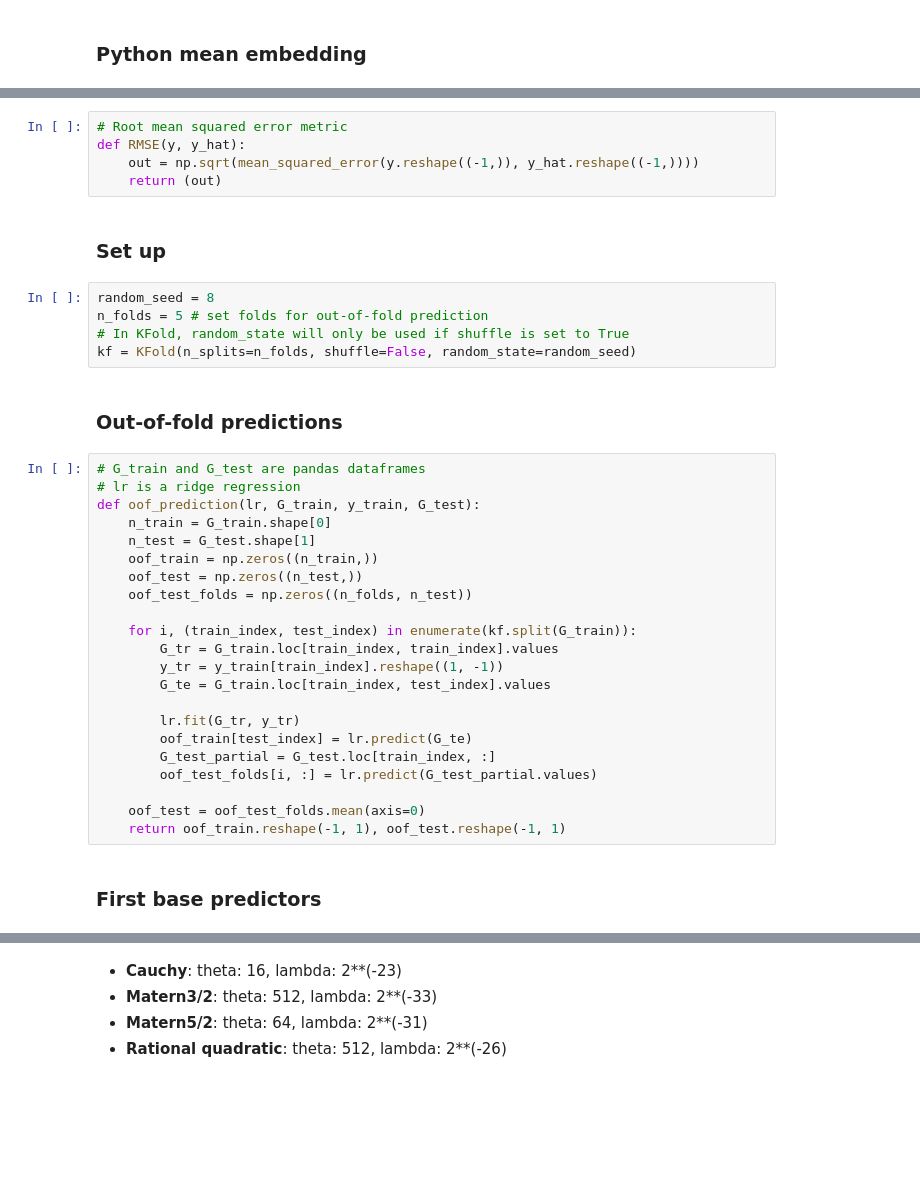
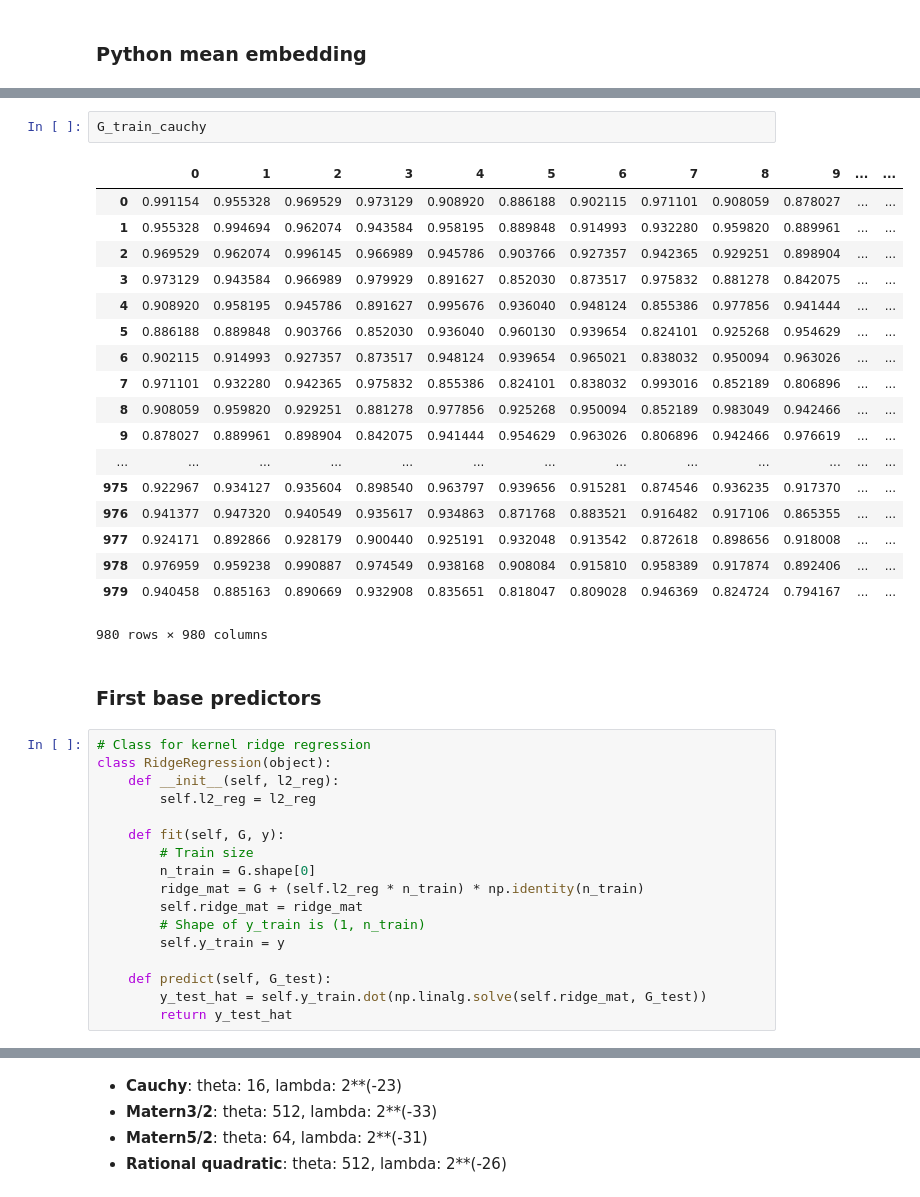
Before and after one commit to anthonyhu/aerosol-depth-prediction, a Jupyter notebook: Neural network stacking of kernel embedding.ipynb, the cells around one changed output, grey strips where cells are left out. Saved outputs shown, nothing was run; the diff lists cells and outputs as text; blank space fills up the shorter version.

```diff
--- a/Neural network stacking of kernel embedding.ipynb
+++ b/Neural network stacking of kernel embedding.ipynb
@@ -135,38 +198,40 @@ class RidgeRegression(object):
-# %%
-# Root mean squared error metric
-def RMSE(y, y_hat):
-    out = np.sqrt(mean_squared_error(y.reshape((-1,)), y_hat.reshape((-1,))))
-    return (out)
-# %% [markdown]
-### Set up
-# %%
-random_seed = 8
-n_folds = 5 # set folds for out-of-fold prediction
-# In KFold, random_state will only be used if shuffle is set to True
-kf = KFold(n_splits=n_folds, shuffle=False, random_state=random_seed)
-# %% [markdown]
-### Out-of-fold predictions
-# %%
-# G_train and G_test are pandas dataframes
-# lr is a ridge regression
-def oof_prediction(lr, G_train, y_train, G_test):
-    n_train = G_train.shape[0]
-    n_test = G_test.shape[1]
-    oof_train = np.zeros((n_train,))
-    oof_test = np.zeros((n_test,))
-    oof_test_folds = np.zeros((n_folds, n_test))
-
-    for i, (train_index, test_index) in enumerate(kf.split(G_train)):
-        G_tr = G_train.loc[train_index, train_index].values
-        y_tr = y_train[train_index].reshape((1, -1))
-        G_te = G_train.loc[train_index, test_index].values
-
-        lr.fit(G_tr, y_tr)
-        oof_train[test_index] = lr.predict(G_te)
-        G_test_partial = G_test.loc[train_index, :]
-        oof_test_folds[i, :] = lr.predict(G_test_partial.values)
-
-    oof_test = oof_test_folds.mean(axis=0)
-    return oof_train.reshape(-1, 1), oof_test.reshape(-1, 1)
+# %%
+G_train_cauchy
+# %% [output]
+|  | 0 | 1 | 2 | 3 | 4 | 5 | 6 | 7 | 8 | 9 | ... | ... |
+| 0 | 0.991154 | 0.955328 | 0.969529 | 0.973129 | 0.908920 | 0.886188 | 0.902115 | 0.971101 | 0.908059 | 0.878027 | ... | ... |
+| 1 | 0.955328 | 0.994694 | 0.962074 | 0.943584 | 0.958195 | 0.889848 | 0.914993 | 0.932280 | 0.959820 | 0.889961 | ... | ... |
+| 2 | 0.969529 | 0.962074 | 0.996145 | 0.966989 | 0.945786 | 0.903766 | 0.927357 | 0.942365 | 0.929251 | 0.898904 | ... | ... |
+| 3 | 0.973129 | 0.943584 | 0.966989 | 0.979929 | 0.891627 | 0.852030 | 0.873517 | 0.975832 | 0.881278 | 0.842075 | ... | ... |
+| 4 | 0.908920 | 0.958195 | 0.945786 | 0.891627 | 0.995676 | 0.936040 | 0.948124 | 0.855386 | 0.977856 | 0.941444 | ... | ... |
+| 5 | 0.886188 | 0.889848 | 0.903766 | 0.852030 | 0.936040 | 0.960130 | 0.939654 | 0.824101 | 0.925268 | 0.954629 | ... | ... |
+| 6 | 0.902115 | 0.914993 | 0.927357 | 0.873517 | 0.948124 | 0.939654 | 0.965021 | 0.838032 | 0.950094 | 0.963026 | ... | ... |
+| 7 | 0.971101 | 0.932280 | 0.942365 | 0.975832 | 0.855386 | 0.824101 | 0.838032 | 0.993016 | 0.852189 | 0.806896 | ... | ... |
+| 8 | 0.908059 | 0.959820 | 0.929251 | 0.881278 | 0.977856 | 0.925268 | 0.950094 | 0.852189 | 0.983049 | 0.942466 | ... | ... |
+| 9 | 0.878027 | 0.889961 | 0.898904 | 0.842075 | 0.941444 | 0.954629 | 0.963026 | 0.806896 | 0.942466 | 0.976619 | ... | ... |
+| ... | ... | ... | ... | ... | ... | ... | ... | ... | ... | ... | ... | ... |
+| 975 | 0.922967 | 0.934127 | 0.935604 | 0.898540 | 0.963797 | 0.939656 | 0.915281 | 0.874546 | 0.936235 | 0.917370 | ... | ... |
+| 976 | 0.941377 | 0.947320 | 0.940549 | 0.935617 | 0.934863 | 0.871768 | 0.883521 | 0.916482 | 0.917106 | 0.865355 | ... | ... |
+| 977 | 0.924171 | 0.892866 | 0.928179 | 0.900440 | 0.925191 | 0.932048 | 0.913542 | 0.872618 | 0.898656 | 0.918008 | ... | ... |
+| 978 | 0.976959 | 0.959238 | 0.990887 | 0.974549 | 0.938168 | 0.908084 | 0.915810 | 0.958389 | 0.917874 | 0.892406 | ... | ... |
+| 979 | 0.940458 | 0.885163 | 0.890669 | 0.932908 | 0.835651 | 0.818047 | 0.809028 | 0.946369 | 0.824724 | 0.794167 | ... | ... |
+980 rows × 980 columns
 # %% [markdown]
 ### First base predictors
+# %%
+# Class for kernel ridge regression
+class RidgeRegression(object):
+    def __init__(self, l2_reg):
+        self.l2_reg = l2_reg
+
+    def fit(self, G, y):
+        # Train size
+        n_train = G.shape[0]
+        ridge_mat = G + (self.l2_reg * n_train) * np.identity(n_train)
+        self.ridge_mat = ridge_mat
+        # Shape of y_train is (1, n_train)
+        self.y_train = y
+
+    def predict(self, G_test):
+        y_test_hat = self.y_train.dot(np.linalg.solve(self.ridge_mat, G_test))
+        return y_test_hat
```
Also changed, not shown: parts of 35 cells of this notebook.
